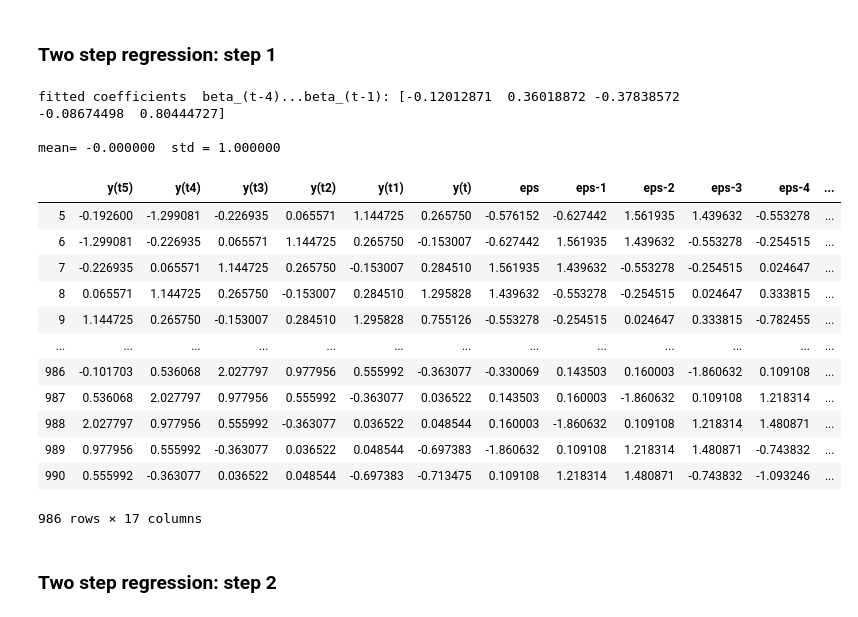
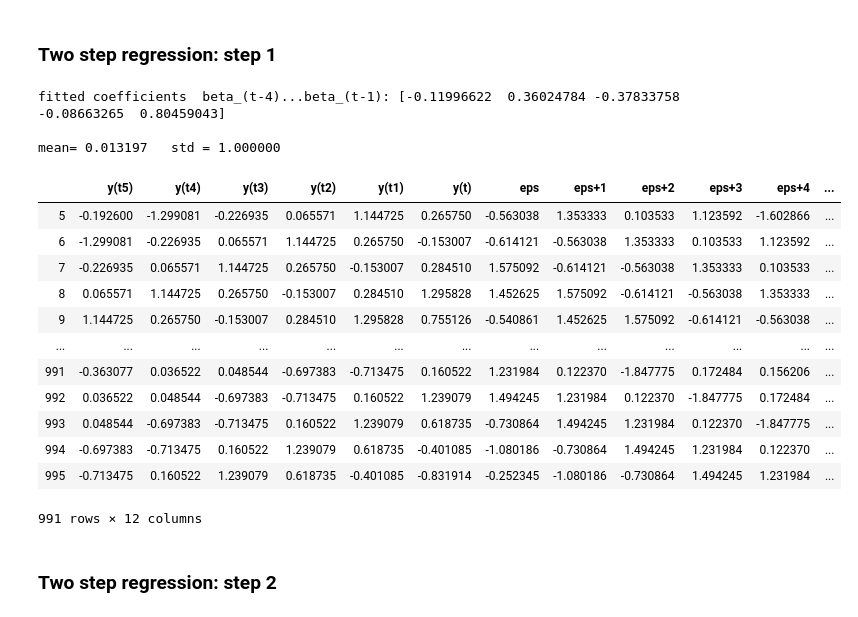
Before and after one commit to Milwa97/Financial-instruments-and-pricing, a Jupyter notebook: semestr II/set 4/exercise2.ipynb, the cells around one changed output. Drawn from its saved outputs; the diff is of its cells as text; code cells hidden in the pictures.

```diff
--- a/semestr II/set 4/exercise2.ipynb
+++ b/semestr II/set 4/exercise2.ipynb
@@ -56,7 +55,7 @@ def dividing_data_into_subseries_II(data, k=2):
 # %%
 X,Y = dividing_data_into_subseries_II(data, k=5)
 
-reg = LinearRegression(fit_intercept = True).fit(X, Y)
+reg = LinearRegression(fit_intercept = False).fit(X, Y)
 prediction = reg.predict(X)
 
 print("fitted coefficients  beta_(t-4)...beta_(t-1): {:}".format(reg.coef_) )
@@ -66,43 +65,36 @@ eps = eps/eps.std()
 
 print("\nmean= {:2f}\t std = {:2f}".format( eps.mean(), eps.std()))
 # %% [output]
-fitted coefficients  beta_(t-4)...beta_(t-1): [-0.12012871  0.36018872 -0.37838572 -0.08674498  0.80444727]
+fitted coefficients  beta_(t-4)...beta_(t-1): [-0.11996622  0.36024784 -0.37833758 -0.08663265  0.80459043]
 
-mean= -0.000000  std = 1.000000
+mean= 0.013197   std = 1.000000
 # %%
 YY = np.vstack((Y,eps)).transpose()
 np.hstack((YY, X))
-
 df = pd.DataFrame(np.hstack((X,YY)), columns = ['y(t5)', 'y(t4)', 'y(t3)', 'y(t2)', 'y(t1)', 'y(t)', 'eps'])
-
-df['eps-1'] = df['eps'].shift(-1)
-df['eps-2'] = df['eps'].shift(-2)
-df['eps-3'] = df['eps'].shift(-3)
-df['eps-4'] = df['eps'].shift(-4)
-df['eps-5'] = df['eps'].shift(-5)
 
 df['eps+1'] = df['eps'].shift(1)
 df['eps+2'] = df['eps'].shift(2)
 df['eps+3'] = df['eps'].shift(3)
 df['eps+4'] = df['eps'].shift(4)
 df['eps+5'] = df['eps'].shift(5)
 
 df.dropna(inplace = True)
 df
 # %% [output]
-|  | y(t5) | y(t4) | y(t3) | y(t2) | y(t1) | y(t) | eps | eps-1 | eps-2 | eps-3 | eps-4 | ... |
-| 5 | -0.192600 | -1.299081 | -0.226935 | 0.065571 | 1.144725 | 0.265750 | -0.576152 | -0.627442 | 1.561935 | 1.439632 | -0.553278 | ... |
-| 6 | -1.299081 | -0.226935 | 0.065571 | 1.144725 | 0.265750 | -0.153007 | -0.627442 | 1.561935 | 1.439632 | -0.553278 | -0.254515 | ... |
-| 7 | -0.226935 | 0.065571 | 1.144725 | 0.265750 | -0.153007 | 0.284510 | 1.561935 | 1.439632 | -0.553278 | -0.254515 | 0.024647 | ... |
-| 8 | 0.065571 | 1.144725 | 0.265750 | -0.153007 | 0.284510 | 1.295828 | 1.439632 | -0.553278 | -0.254515 | 0.024647 | 0.333815 | ... |
-| 9 | 1.144725 | 0.265750 | -0.153007 | 0.284510 | 1.295828 | 0.755126 | -0.553278 | -0.254515 | 0.024647 | 0.333815 | -0.782455 | ... |
+|  | y(t5) | y(t4) | y(t3) | y(t2) | y(t1) | y(t) | eps | eps+1 | eps+2 | eps+3 | eps+4 | ... |
+| 5 | -0.192600 | -1.299081 | -0.226935 | 0.065571 | 1.144725 | 0.265750 | -0.563038 | 1.353333 | 0.103533 | 1.123592 | -1.602866 | ... |
+| 6 | -1.299081 | -0.226935 | 0.065571 | 1.144725 | 0.265750 | -0.153007 | -0.614121 | -0.563038 | 1.353333 | 0.103533 | 1.123592 | ... |
+| 7 | -0.226935 | 0.065571 | 1.144725 | 0.265750 | -0.153007 | 0.284510 | 1.575092 | -0.614121 | -0.563038 | 1.353333 | 0.103533 | ... |
+| 8 | 0.065571 | 1.144725 | 0.265750 | -0.153007 | 0.284510 | 1.295828 | 1.452625 | 1.575092 | -0.614121 | -0.563038 | 1.353333 | ... |
+| 9 | 1.144725 | 0.265750 | -0.153007 | 0.284510 | 1.295828 | 0.755126 | -0.540861 | 1.452625 | 1.575092 | -0.614121 | -0.563038 | ... |
 | ... | ... | ... | ... | ... | ... | ... | ... | ... | ... | ... | ... | ... |
-| 986 | -0.101703 | 0.536068 | 2.027797 | 0.977956 | 0.555992 | -0.363077 | -0.330069 | 0.143503 | 0.160003 | -1.860632 | 0.109108 | ... |
-| 987 | 0.536068 | 2.027797 | 0.977956 | 0.555992 | -0.363077 | 0.036522 | 0.143503 | 0.160003 | -1.860632 | 0.109108 | 1.218314 | ... |
-| 988 | 2.027797 | 0.977956 | 0.555992 | -0.363077 | 0.036522 | 0.048544 | 0.160003 | -1.860632 | 0.109108 | 1.218314 | 1.480871 | ... |
-| 989 | 0.977956 | 0.555992 | -0.363077 | 0.036522 | 0.048544 | -0.697383 | -1.860632 | 0.109108 | 1.218314 | 1.480871 | -0.743832 | ... |
-| 990 | 0.555992 | -0.363077 | 0.036522 | 0.048544 | -0.697383 | -0.713475 | 0.109108 | 1.218314 | 1.480871 | -0.743832 | -1.093246 | ... |
+| 991 | -0.363077 | 0.036522 | 0.048544 | -0.697383 | -0.713475 | 0.160522 | 1.231984 | 0.122370 | -1.847775 | 0.172484 | 0.156206 | ... |
+| 992 | 0.036522 | 0.048544 | -0.697383 | -0.713475 | 0.160522 | 1.239079 | 1.494245 | 1.231984 | 0.122370 | -1.847775 | 0.172484 | ... |
+| 993 | 0.048544 | -0.697383 | -0.713475 | 0.160522 | 1.239079 | 0.618735 | -0.730864 | 1.494245 | 1.231984 | 0.122370 | -1.847775 | ... |
+| 994 | -0.697383 | -0.713475 | 0.160522 | 1.239079 | 0.618735 | -0.401085 | -1.080186 | -0.730864 | 1.494245 | 1.231984 | 0.122370 | ... |
+| 995 | -0.713475 | 0.160522 | 1.239079 | 0.618735 | -0.401085 | -0.831914 | -0.252345 | -1.080186 | -0.730864 | 1.494245 | 1.231984 | ... |
-986 rows × 17 columns
+991 rows × 12 columns
 # %% [markdown]
 ### Two step regression: step 2
 # %%
```
Also changed, not shown: parts of 41 cells of this notebook, 9 other files.
